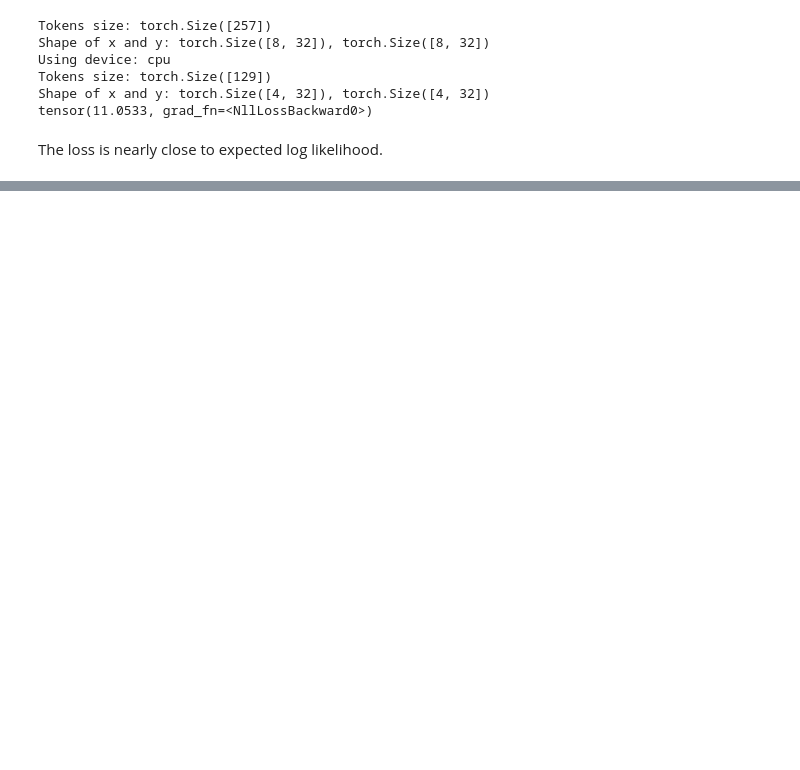
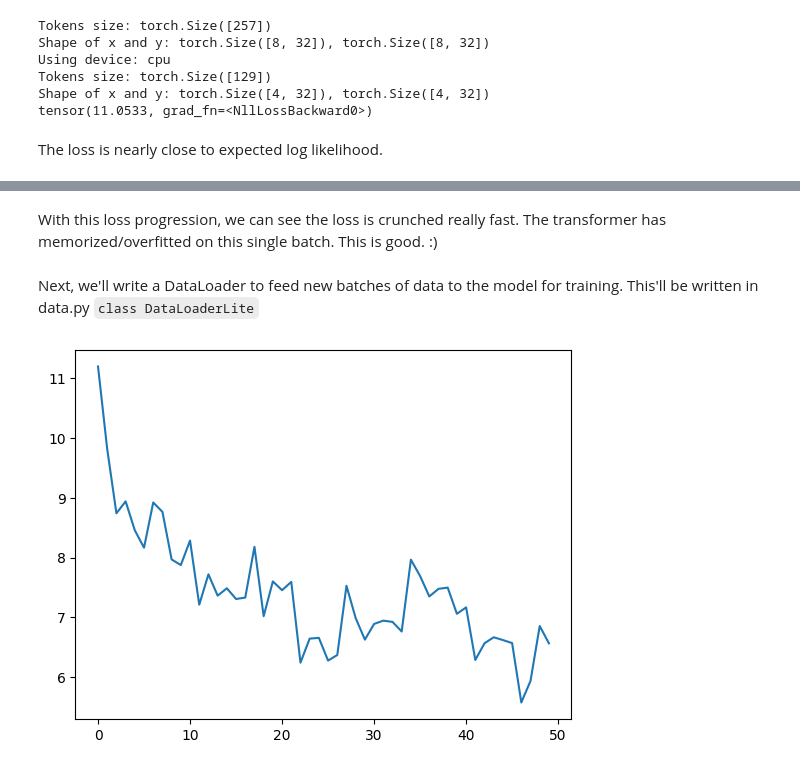
Before and after one commit to JpChii/gpt2-reproduced, a Jupyter notebook: playground.ipynb, the cells around one changed output, grey strips where cells are left out. Drawn from its saved outputs; the diff is of its cells as text; code cells hidden in the pictures; blank space fills up the shorter version.

```diff
--- a/playground.ipynb
+++ b/playground.ipynb
@@ -753,0 +770,11 @@ The loss is nearly close to expected log likelihood.
+# %% [markdown]
+With this loss progression, we can see the loss is crunched really fast. The transformer has memorized/overfitted on this single batch. This is good. :)
+# %% [markdown]
+Next, we'll write a DataLoader to feed new batches of data to the model for training. This'll be written in data.py
+`class DataLoaderLite`
+# %%
+losses = [11.19256591796875, 9.811361312866211, 8.739070892333984, 8.938462257385254, 8.45466136932373, 8.164630889892578, 8.920323371887207, 8.763519287109375, 7.967740535736084, 7.874715805053711, 8.283684730529785, 7.212910175323486, 7.7196455001831055, 7.362977027893066, 7.486379623413086, 7.307404041290283, 7.331233501434326, 8.178604125976562, 7.020561218261719, 7.60125732421875, 7.454036712646484, 7.593718528747559, 6.243679046630859, 6.645630359649658, 6.657945156097412, 6.278136253356934, 6.3712873458862305, 7.528584957122803, 6.98809289932251, 6.628602504730225, 6.890379905700684, 6.945662498474121, 6.924927711486816, 6.764522552490234, 7.964726448059082, 7.691166877746582, 7.35003137588501, 7.477172374725342, 7.4979071617126465, 7.059983730316162, 7.167243003845215, 6.289151191711426, 6.567668437957764, 6.668101787567139, 6.621483325958252, 6.57069206237793, 5.578410625457764, 5.939566612243652, 6.856008529663086, 6.566385746002197]
+plt.plot(np.arange(0, len(losses)), losses)
+plt.savefig("50-batch-overfit-losses.png")
+# %% [output]
+[figure, added]
```
Also changed, not shown: parts of 6 cells of this notebook, 3 other files.
